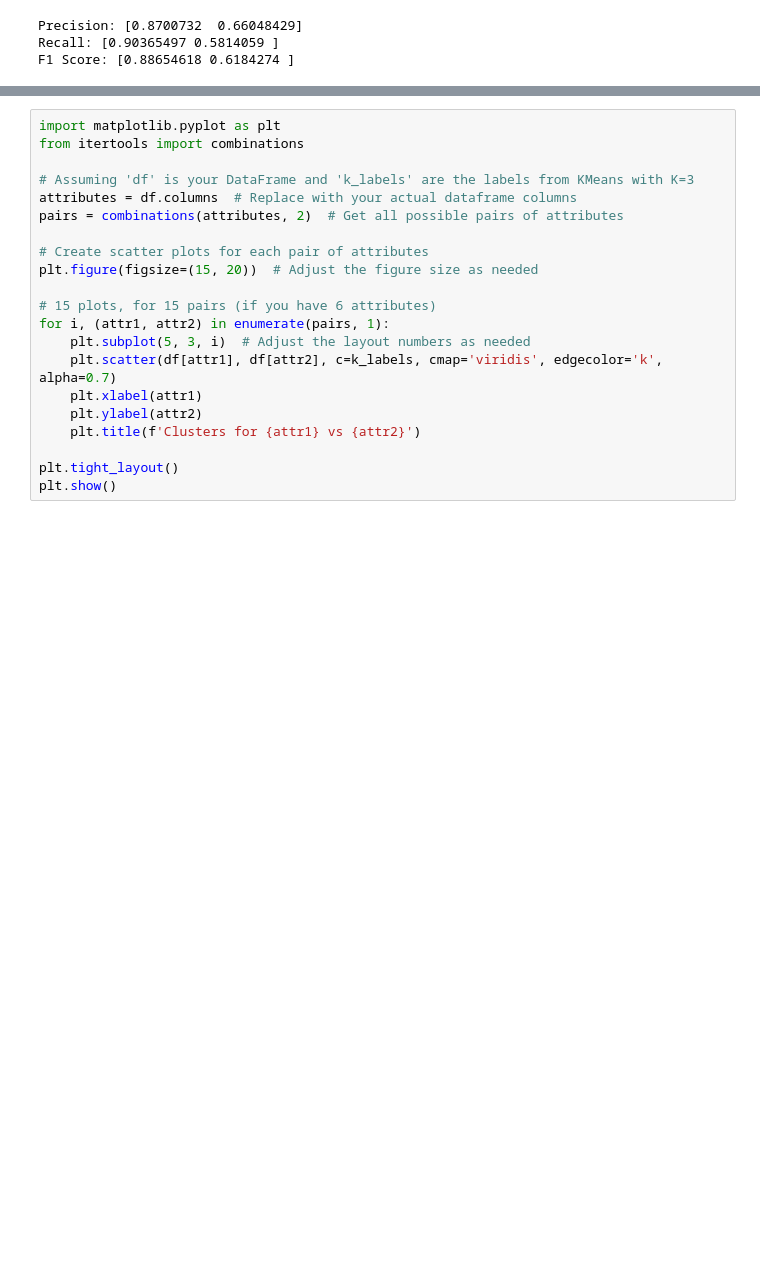
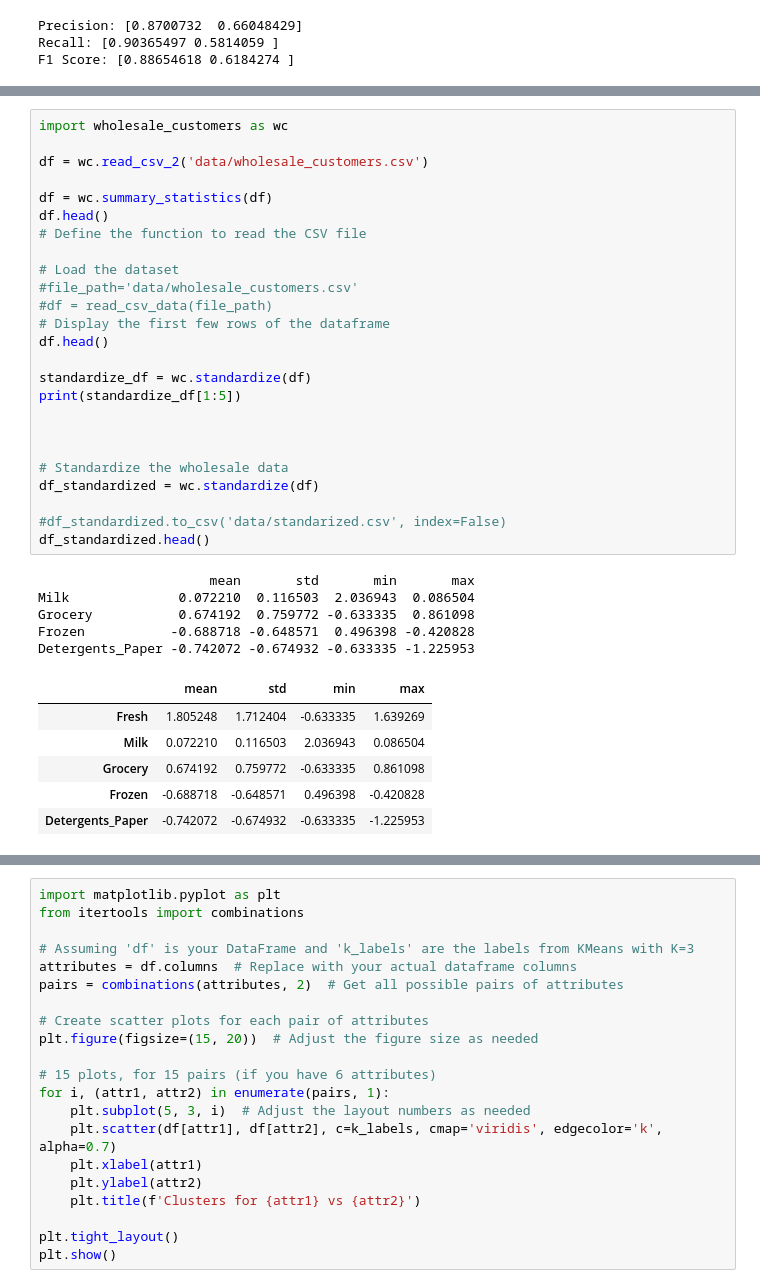
Before and after one commit to eaguaida/Data_Mining_Demo, a Jupyter notebook: decision_tree.ipynb, the cells around one changed output, grey strips where cells are left out. Saved outputs shown, nothing was run; the diff lists cells and outputs as text; blank space fills up the shorter version.

```diff
--- a/decision_tree.ipynb
+++ b/decision_tree.ipynb
@@ -239,0 +241,37 @@ df_standardized.head()
+# %%
+import wholesale_customers as wc
+
+df = wc.read_csv_2('data/wholesale_customers.csv')
+
+df = wc.summary_statistics(df)
+df.head()
+# Define the function to read the CSV file
+
+# Load the dataset
+#file_path='data/wholesale_customers.csv'
+#df = read_csv_data(file_path)
+# Display the first few rows of the dataframe
+df.head()
+
+standardize_df = wc.standardize(df)
+print(standardize_df[1:5])
+
+
+
+# Standardize the wholesale data
+df_standardized = wc.standardize(df)
+
+#df_standardized.to_csv('data/standarized.csv', index=False)
+df_standardized.head()
+# %% [output]
+                      mean       std       min       max
+Milk              0.072210  0.116503  2.036943  0.086504
+Grocery           0.674192  0.759772 -0.633335  0.861098
+Frozen           -0.688718 -0.648571  0.496398 -0.420828
+Detergents_Paper -0.742072 -0.674932 -0.633335 -1.225953
+|  | mean | std | min | max |
+| Fresh | 1.805248 | 1.712404 | -0.633335 | 1.639269 |
+| Milk | 0.072210 | 0.116503 | 2.036943 | 0.086504 |
+| Grocery | 0.674192 | 0.759772 | -0.633335 | 0.861098 |
+| Frozen | -0.688718 | -0.648571 | 0.496398 | -0.420828 |
+| Detergents_Paper | -0.742072 | -0.674932 | -0.633335 | -1.225953 |
```
Also changed, not shown: parts of 9 cells of this notebook, 3 other files.
